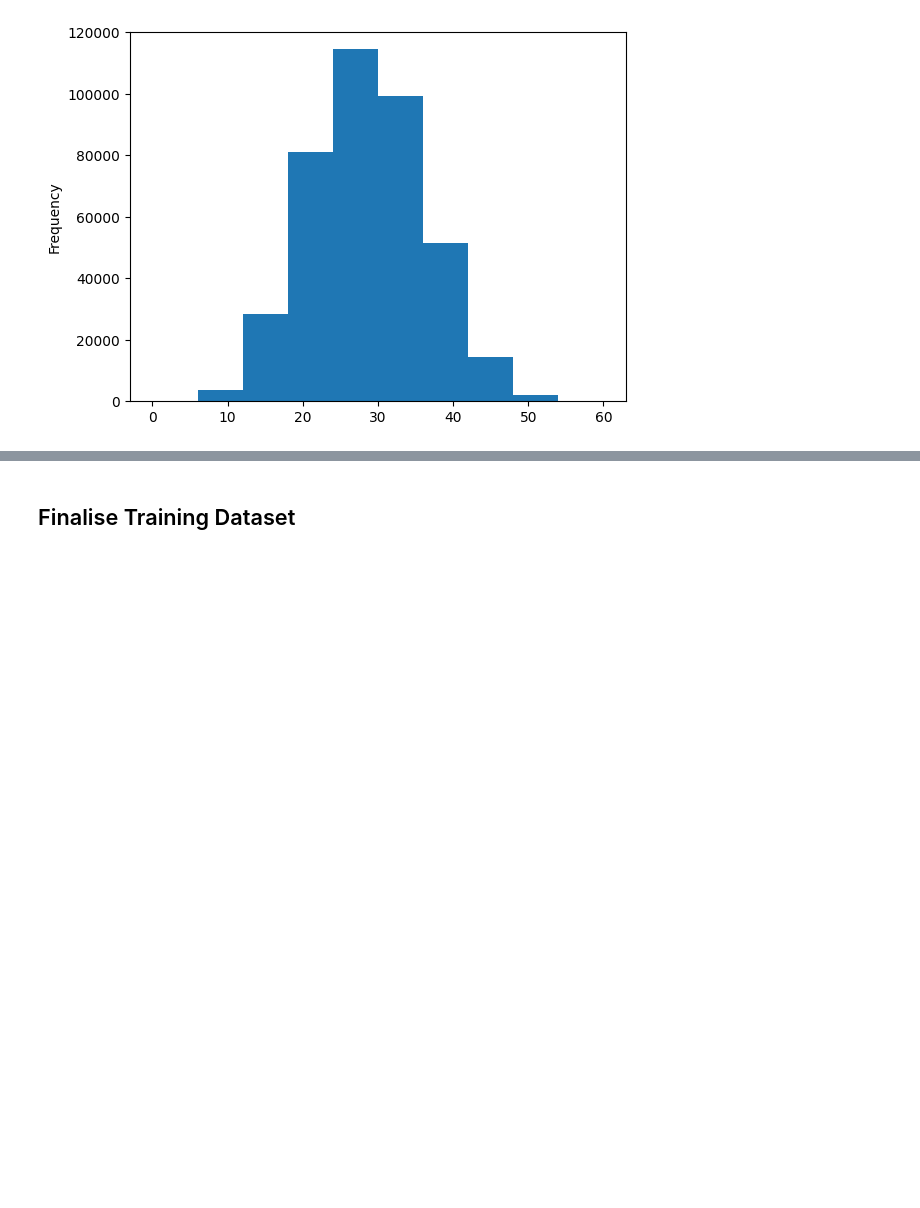
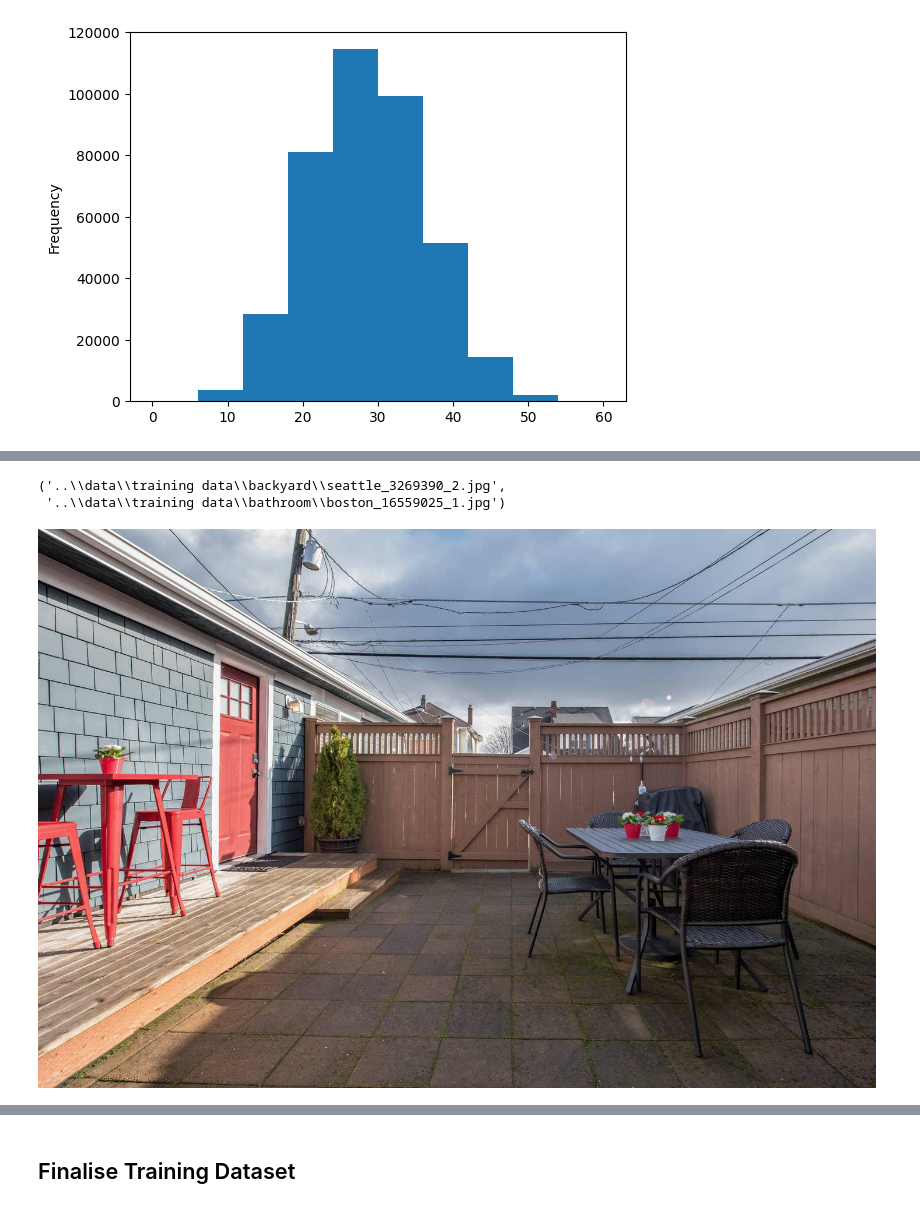
Before and after one commit to ngrq123/same-space, a Jupyter notebook: notebooks/1. Create Training Dataset.ipynb, the cells around one changed output, grey strips where cells are left out. Saved outputs shown, nothing was run; the diff lists cells and outputs as text; code cells hidden in the pictures; blank space fills up the shorter version.

```diff
--- a/notebooks/1. Create Training Dataset.ipynb
+++ b/notebooks/1. Create Training Dataset.ipynb
@@ -182,0 +200,9 @@ non_duplicate_pairs_df['similarity'].plot(kind='hist')
+# %%
+non_duplicate_pairs_df.loc[644, 'image1'], non_duplicate_pairs_df.loc[644, 'image2']
+# %% [output]
+('..\\data\\training data\\backyard\\seattle_3269390_2.jpg',
+ '..\\data\\training data\\bathroom\\boston_16559025_1.jpg')
+# %%
+Image.open('..\\data\\training data\\backyard\\seattle_3269390_2.jpg')
+# %% [output]
+[figure, added]
```
Also changed, not shown: parts of 17 cells of this notebook, 3 other files.
